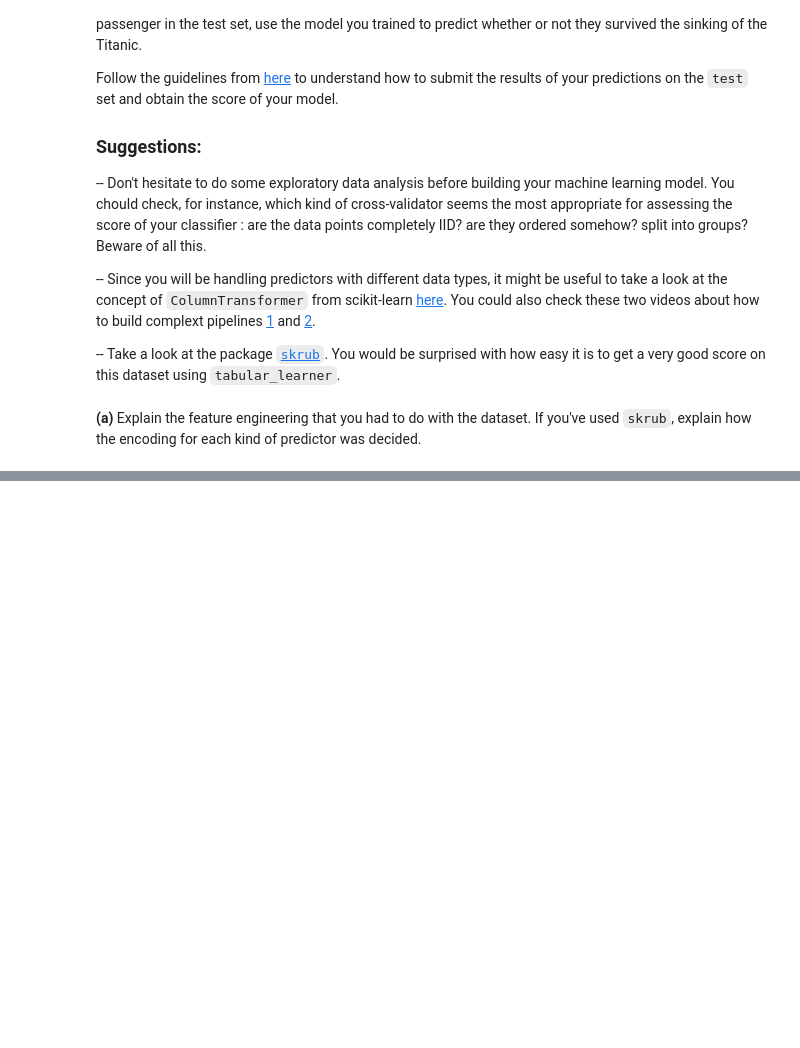
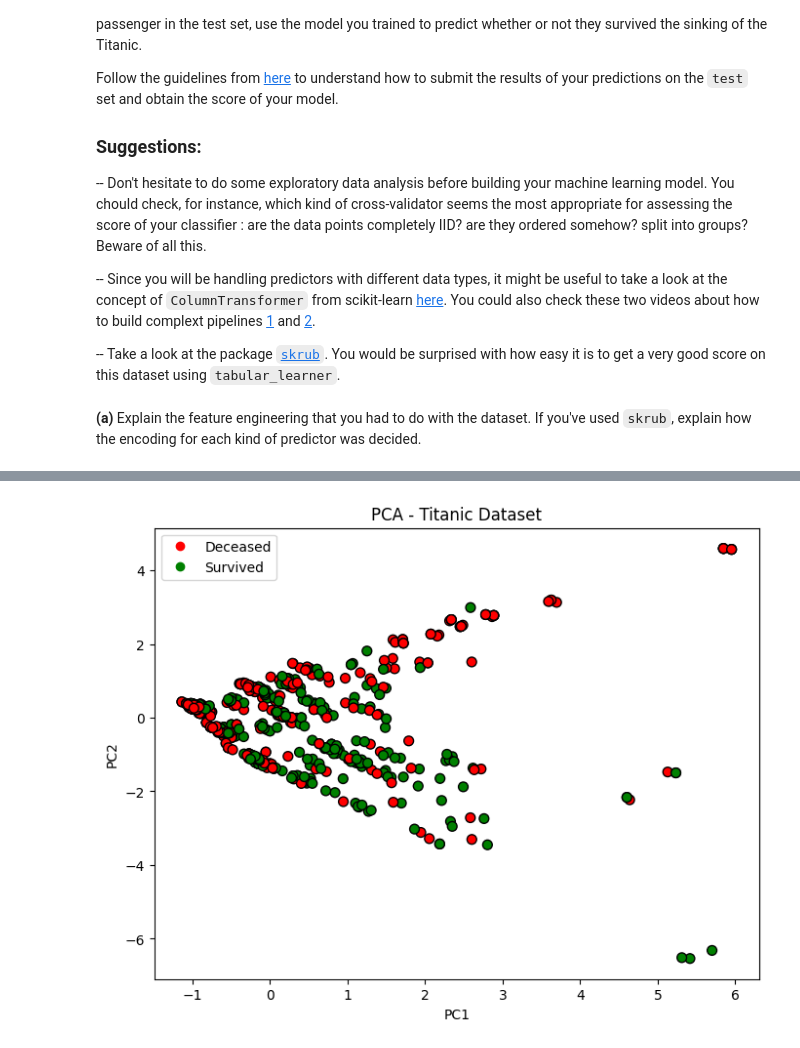
Before and after one commit to giangNguyen2007/statistical_learning, a Jupyter notebook: TP3/TP3.ipynb, the cells around one changed output, grey strips where cells are left out. Cells and saved outputs as stored; diff of their text form; code cells hidden in the pictures; blank space fills up the shorter version.

Commit message:
Ajout de la partie Titanic

```diff
--- a/TP3/TP3.ipynb
+++ b/TP3/TP3.ipynb
@@ -158,0 +182,21 @@ Follow the guidelines from [here](https://www.kaggle.com/competitions/titanic/ov
+# %%
+def print_tables(dataset):
+    survival_counts = dataset.pivot_table(index="Sex", columns="Pclass", values="Survived", aggfunc="sum")
+    total_counts = dataset.pivot_table(index="Sex", columns="Pclass", values="Survived", aggfunc="count")
+
+    survival_table = survival_counts / total_counts
+    survival_table["Total"] = survival_counts.sum(axis=1) / total_counts.sum(axis=1)
+    survival_table.loc["Total"] = survival_counts.sum(axis=0) / total_counts.sum(axis=0)
+    survival_table.loc["Total", "Total"] = survival_counts.sum().sum() / total_counts.sum().sum()
+    print("Survival Rate by Sex and Boarding Class:")
+    print(survival_table.round(2))
+
+    survival_counts_age = dataset.pivot_table(index="Age_Category", values="Survived", aggfunc="sum")
+    total_counts_age = dataset.pivot_table(index="Age_Category", values="Survived", aggfunc="count")
+
+    survival_table_age = survival_counts_age / total_counts_age
+    survival_table_age.columns = ["Survival Rate"]
+    survival_table_age = survival_table_age.sort_index()  # Trie les catégories d'âge dans l'ordre
+
+    print("\nSurvival Rate by Age Category:")
+    print(survival_table_age.round(2))
@@ -158,0 +275,21 @@ Follow the guidelines from [here](https://www.kaggle.com/competitions/titanic/ov
+# %%
+X_scaled_pca, pca_model = pca_transform(X_scaled_train)
+
+import matplotlib.colors as mcolors
+
+colors = ["red", "green"]
+cmap = mcolors.ListedColormap(colors)
+
+plt.figure(figsize=(8, 6))
+scatter = plt.scatter(X_scaled_pca[:, 0], X_scaled_pca[:, 1], c=y_train, cmap=cmap, edgecolors='k', s=50)
+
+legend_labels = ["Deceased", "Survived"]
+plt.legend(handles=scatter.legend_elements()[0], labels=legend_labels)
+
+# Ajout des titres et labels
+plt.title("PCA - Titanic Dataset")
+plt.xlabel("PC1")
+plt.ylabel("PC2")
+plt.show()
+# %% [output]
+[figure, added]
```
Also changed, not shown: parts of 21 cells of this notebook, 1 other file.
